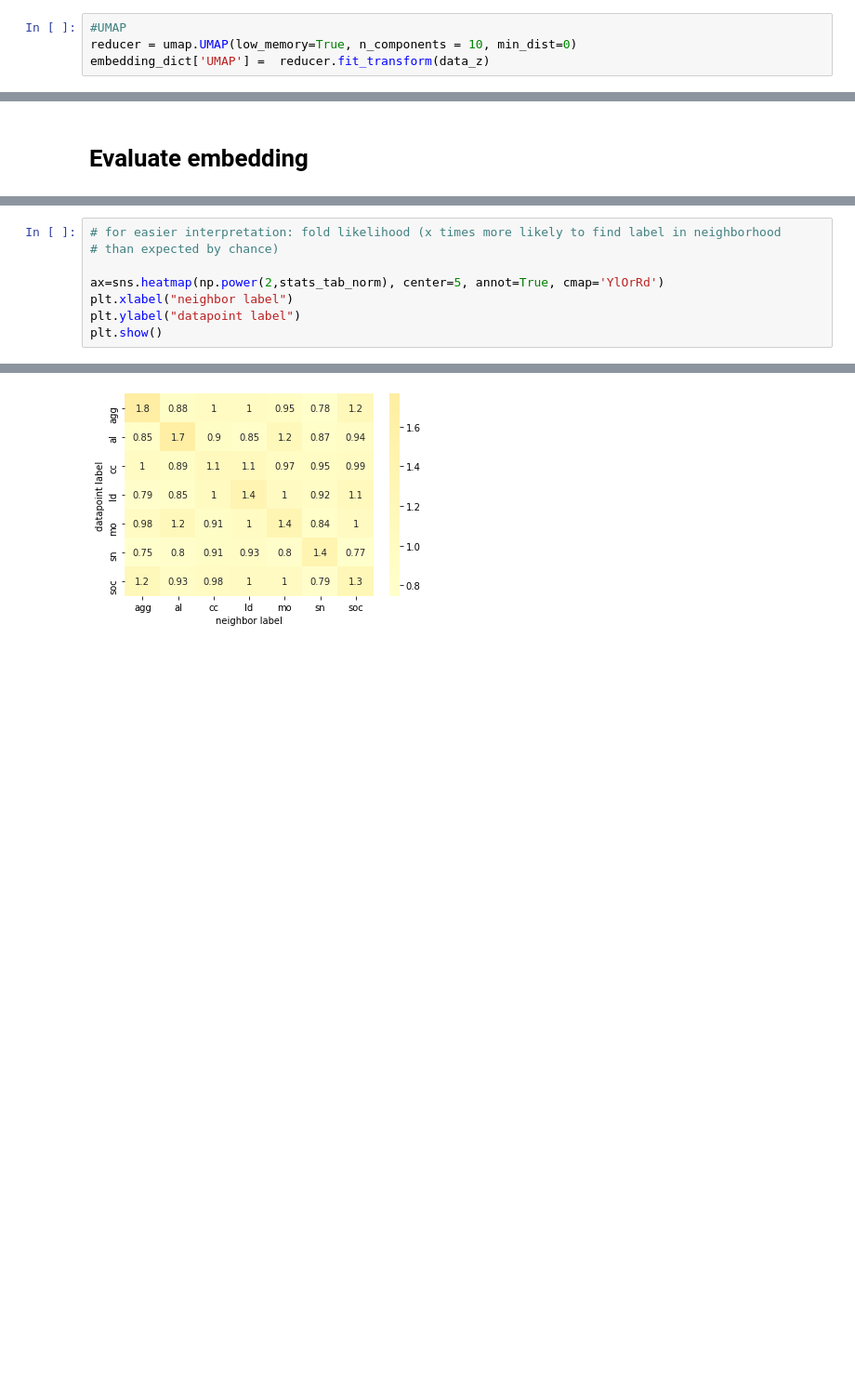
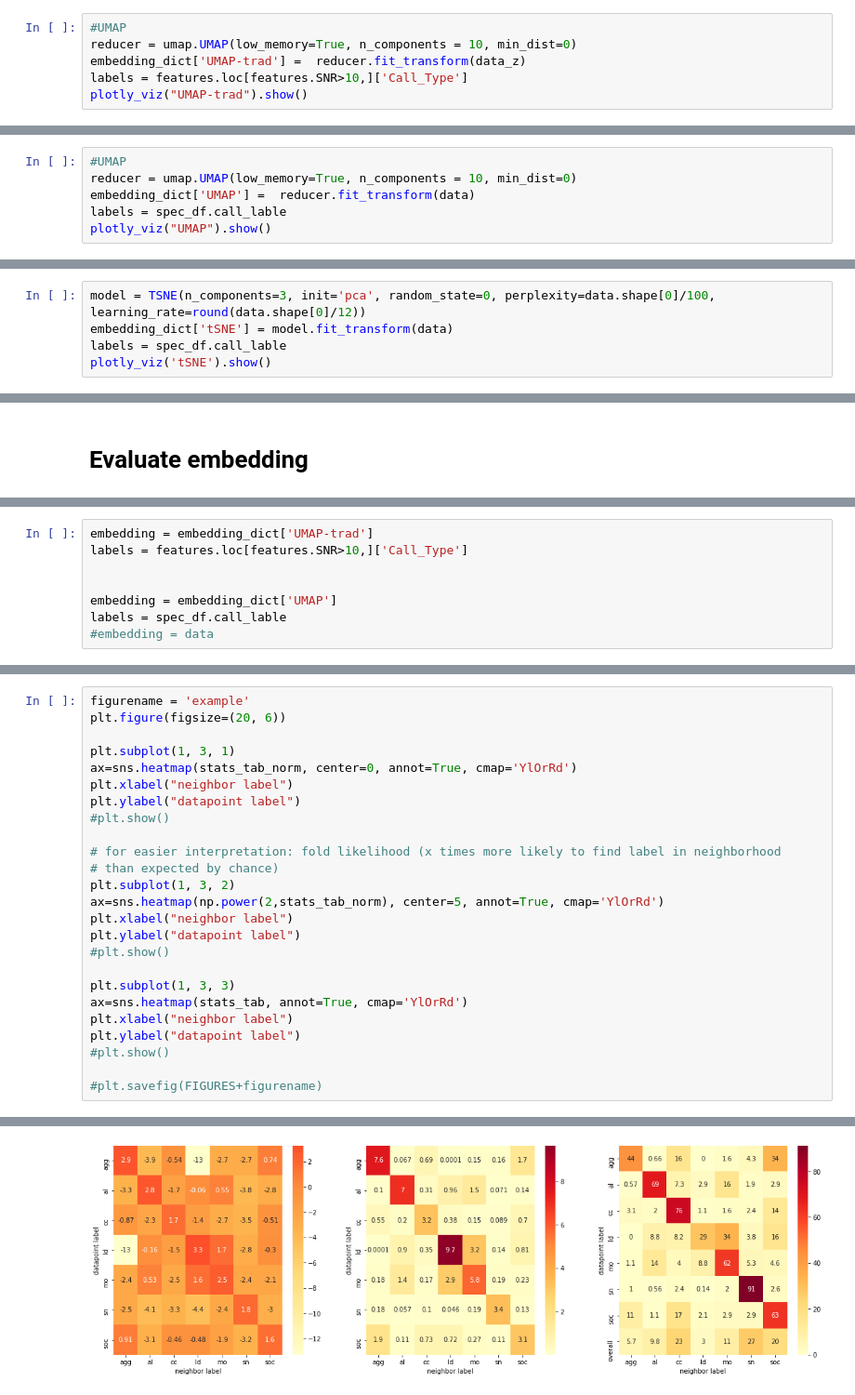
Before and after one commit to marathomas/meerkat, a Jupyter notebook: 05_Comparison_to_traditional.ipynb, the cells around one changed output, grey strips where cells are left out. Shown at 93% size. Saved outputs shown, nothing was run; the diff lists cells and outputs as text; blank space fills up the shorter version.

```diff
--- a/05_Comparison_to_traditional.ipynb
+++ b/05_Comparison_to_traditional.ipynb
@@ -188,4 +237,6 @@ data = np.asarray(data)
 # %%
 #UMAP
 reducer = umap.UMAP(low_memory=True, n_components = 10, min_dist=0)
-embedding_dict['UMAP'] =  reducer.fit_transform(data_z)
+embedding_dict['UMAP-trad'] =  reducer.fit_transform(data_z)
+labels = features.loc[features.SNR>10,]['Call_Type']
+plotly_viz("UMAP-trad").show()
@@ -248,0 +294,6 @@ plotly_viz("UMAP").show()
+# %%
+#UMAP
+reducer = umap.UMAP(low_memory=True, n_components = 10, min_dist=0)
+embedding_dict['UMAP'] =  reducer.fit_transform(data)
+labels = spec_df.call_lable
+plotly_viz("UMAP").show()
@@ -248,0 +304,5 @@ plotly_viz("UMAP").show()
+# %%
+model = TSNE(n_components=3, init='pca', random_state=0, perplexity=data.shape[0]/100, learning_rate=round(data.shape[0]/12))
+embedding_dict['tSNE'] = model.fit_transform(data)
+labels = spec_df.call_lable
+plotly_viz('tSNE').show()
@@ -278 +313,9 @@ for calltype in calltypes:
+# %%
+embedding = embedding_dict['UMAP-trad']
+labels = features.loc[features.SNR>10,]['Call_Type']
+
+
+embedding = embedding_dict['UMAP']
+labels = spec_df.call_lable
+#embedding = data
 # %%
@@ -315,9 +376,26 @@ plt.show()
 # %%
+figurename = 'example'
+plt.figure(figsize=(20, 6))
+
+plt.subplot(1, 3, 1)
+ax=sns.heatmap(stats_tab_norm, center=0, annot=True, cmap='YlOrRd')
+plt.xlabel("neighbor label")
+plt.ylabel("datapoint label")
+#plt.show()
+
 # for easier interpretation: fold likelihood (x times more likely to find label in neighborhood
 # than expected by chance)
-
+plt.subplot(1, 3, 2)
 ax=sns.heatmap(np.power(2,stats_tab_norm), center=5, annot=True, cmap='YlOrRd')
 plt.xlabel("neighbor label")
 plt.ylabel("datapoint label")
-plt.show()
+#plt.show()
+
+plt.subplot(1, 3, 3)
+ax=sns.heatmap(stats_tab, annot=True, cmap='YlOrRd')
+plt.xlabel("neighbor label")
+plt.ylabel("datapoint label")
+#plt.show()
+
+#plt.savefig(FIGURES+figurename)
 # %% [output]
@@ -324 +403 @@ plt.show()
-[figure, old version]
+[figure, new version]
```
Also changed, not shown: parts of 59 cells of this notebook.
